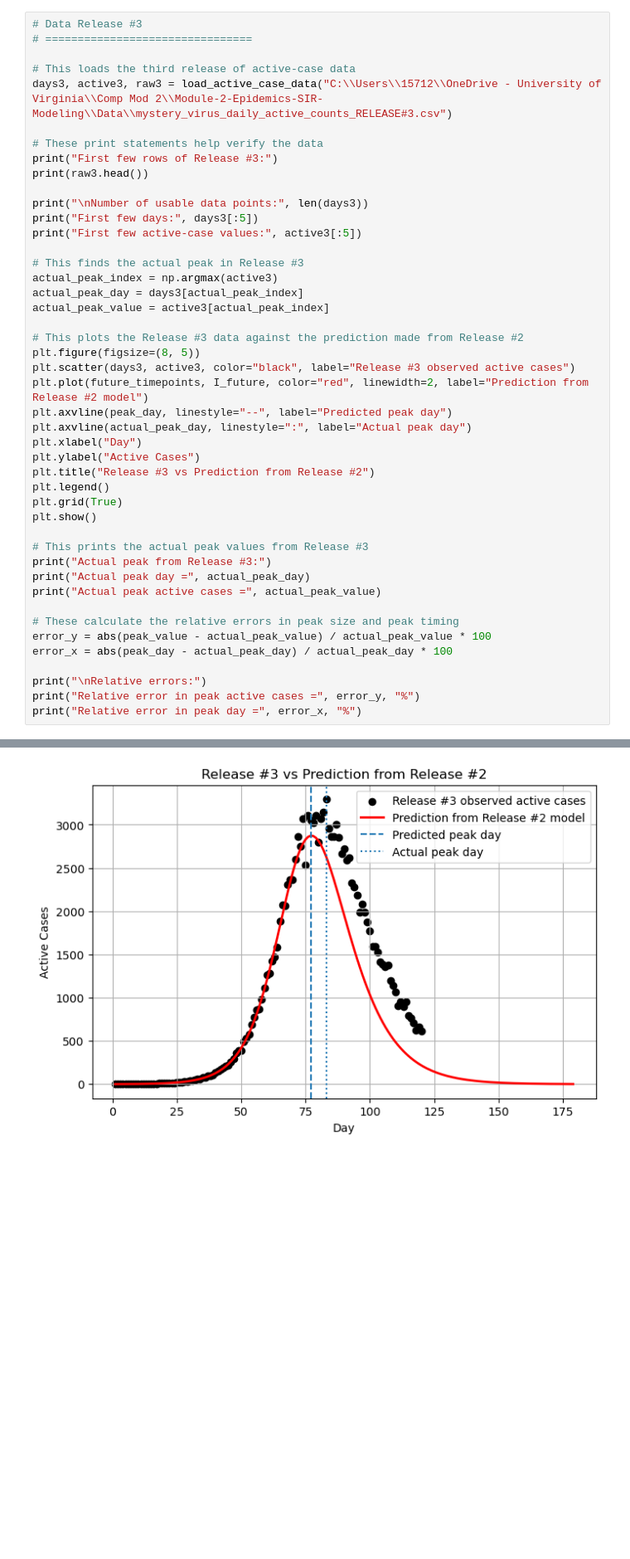
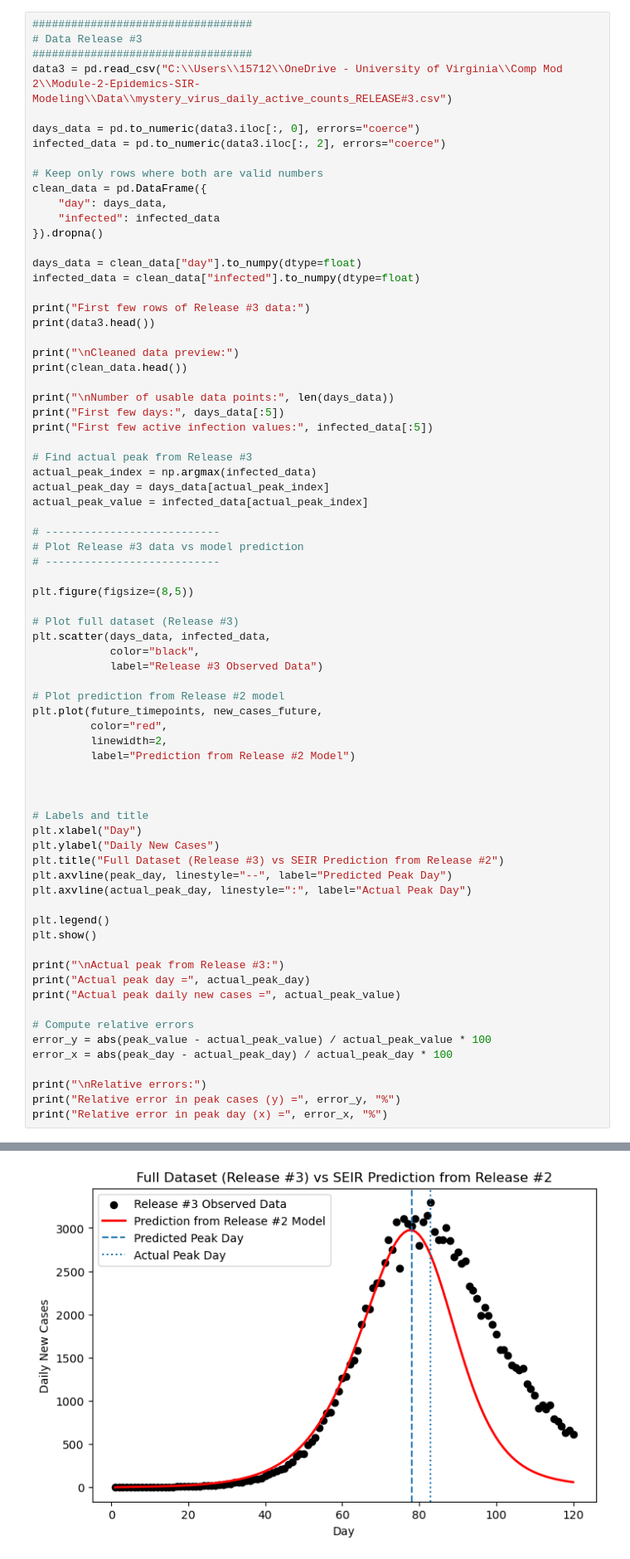
Before and after one commit to breckleytheresa13-debug/Module-2-Epidemics-SIR-Modeling, a Jupyter notebook: Notebook examples/Template_student_final_notebook.ipynb, the cells around one changed output, grey strips where cells are left out. Shown at 83% size. Saved outputs shown, nothing was run; the diff lists cells and outputs as text; blank space fills up the shorter version.

Commit message:
data

```diff
--- a/Notebook examples/Template_student_final_notebook.ipynb
+++ b/Notebook examples/Template_student_final_notebook.ipynb
@@ -326,46 +461,74 @@ Predicted peak active cases = 2872.629840236025
 # %%
+##################################
 # Data Release #3
-# ================================
+##################################
+data3 = pd.read_csv("C:\\Users\\15712\\OneDrive - University of Virginia\\Comp Mod 2\\Module-2-Epidemics-SIR-Modeling\\Data\\mystery_virus_daily_active_counts_RELEASE#3.csv")
 
-# This loads the third release of active-case data
-days3, active3, raw3 = load_active_case_data("C:\\Users\\15712\\OneDrive - University of Virginia\\Comp Mod 2\\Module-2-Epidemics-SIR-Modeling\\Data\\mystery_virus_daily_active_counts_RELEASE#3.csv")
+days_data = pd.to_numeric(data3.iloc[:, 0], errors="coerce")
+infected_data = pd.to_numeric(data3.iloc[:, 2], errors="coerce")
 
-# These print statements help verify the data
-print("First few rows of Release #3:")
-print(raw3.head())
+# Keep only rows where both are valid numbers
+clean_data = pd.DataFrame({
+    "day": days_data,
+    "infected": infected_data
+}).dropna()
 
-print("\nNumber of usable data points:", len(days3))
-print("First few days:", days3[:5])
-print("First few active-case values:", active3[:5])
+days_data = clean_data["day"].to_numpy(dtype=float)
+infected_data = clean_data["infected"].to_numpy(dtype=float)
 
-# This finds the actual peak in Release #3
-actual_peak_index = np.argmax(active3)
-actual_peak_day = days3[actual_peak_index]
-actual_peak_value = active3[actual_peak_index]
+print("First few rows of Release #3 data:")
+print(data3.head())
 
-# This plots the Release #3 data against the prediction made from Release #2
-plt.figure(figsize=(8, 5))
-plt.scatter(days3, active3, color="black", label="Release #3 observed active cases")
-plt.plot(future_timepoints, I_future, color="red", linewidth=2, label="Prediction from Release #2 model")
-plt.axvline(peak_day, linestyle="--", label="Predicted peak day")
-plt.axvline(actual_peak_day, linestyle=":", label="Actual peak day")
+print("\nCleaned data preview:")
+print(clean_data.head())
+
+print("\nNumber of usable data points:", len(days_data))
+print("First few days:", days_data[:5])
+print("First few active infection values:", infected_data[:5])
+
+# Find actual peak from Release #3
+actual_peak_index = np.argmax(infected_data)
+actual_peak_day = days_data[actual_peak_index]
+actual_peak_value = infected_data[actual_peak_index]
+
+# ---------------------------
+# Plot Release #3 data vs model prediction
+# ---------------------------
+
+plt.figure(figsize=(8,5))
+
+# Plot full dataset (Release #3)
+plt.scatter(days_data, infected_data,
+            color="black",
+            label="Release #3 Observed Data")
+
+# Plot prediction from Release #2 model
+plt.plot(future_timepoints, new_cases_future,
+         color="red",
+         linewidth=2,
+         label="Prediction from Release #2 Model")
+
+
+
+# Labels and title
 plt.xlabel("Day")
-plt.ylabel("Active Cases")
-plt.title("Release #3 vs Prediction from Release #2")
+plt.ylabel("Daily New Cases")
+plt.title("Full Dataset (Release #3) vs SEIR Prediction from Release #2")
+plt.axvline(peak_day, linestyle="--", label="Predicted Peak Day")
+plt.axvline(actual_peak_day, linestyle=":", label="Actual Peak Day")
+
 plt.legend()
-plt.grid(True)
 plt.show()
 
-# This prints the actual peak values from Release #3
-print("Actual peak from Release #3:")
+print("\nActual peak from Release #3:")
 print("Actual peak day =", actual_peak_day)
-print("Actual peak active cases =", actual_peak_value)
+print("Actual peak daily new cases =", actual_peak_value)
 
-# These calculate the relative errors in peak size and peak timing
+# Compute relative errors
 error_y = abs(peak_value - actual_peak_value) / actual_peak_value * 100
 error_x = abs(peak_day - actual_peak_day) / actual_peak_day * 100
 
 print("\nRelative errors:")
-print("Relative error in peak active cases =", error_y, "%")
-print("Relative error in peak day =", error_x, "%")
+print("Relative error in peak cases (y) =", error_y, "%")
+print("Relative error in peak day (x) =", error_x, "%")
 # %% [output]
@@ -383,3 +554,3 @@ First few active-case values: [1. 1. 1. 1. 1.]
-[figure, old version]
+[figure, new version]
 Actual peak from Release #3:
 Actual peak day = 83.0
```
Also changed, not shown: parts of 35 cells of this notebook, 2 other files.
